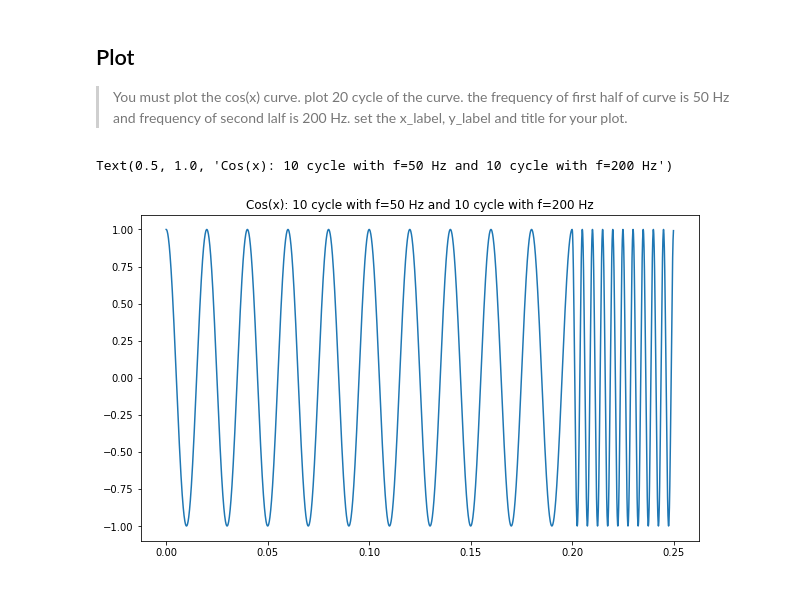
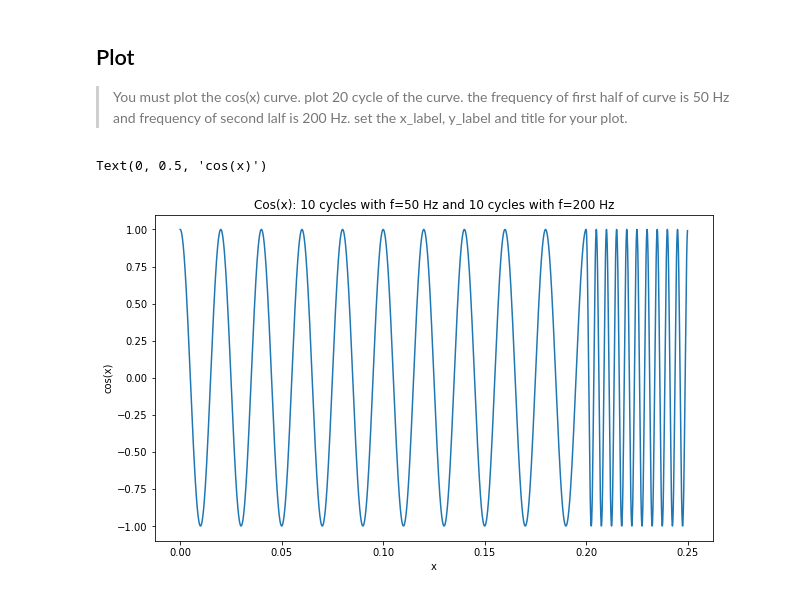
Before and after one commit to navidbagheri7/IML_CHW1, a Jupyter notebook: IML_CWH1_Q2.ipynb, the cells around one changed output. Cells and saved outputs as stored; diff of their text form; code cells hidden in the pictures.

```diff
--- a/IML_CWH1_Q2.ipynb
+++ b/IML_CWH1_Q2.ipynb
@@ -292,17 +293,19 @@ Text(0, 0.5, 'Number of movies')
 # %%
 ### START CODE HERE ###
 x = np.arange(0,10*(1/50)+10*(1/200),0.0001)
 y = []
 for i in range(0,len(x)):
   if x[i]<10*(1/50):
     z = np.cos(2*np.pi*50*x[i])
   else:
     z = np.cos(2*np.pi*200*x[i])
   y.append(z)
 fig, ax = plt.subplots(figsize=(10, 6))
 plt.plot(x,y)
-plt.title('Cos(x): 10 cycle with f=50 Hz and 10 cycle with f=200 Hz')
+plt.title('Cos(x): 10 cycles with f=50 Hz and 10 cycles with f=200 Hz')
+plt.xlabel("x")
+plt.ylabel("cos(x)")
 ### END CODE HERE ###
 # %% [output]
-Text(0.5, 1.0, 'Cos(x): 10 cycle with f=50 Hz and 10 cycle with f=200 Hz')
+Text(0, 0.5, 'cos(x)')
-[figure, old version]
+[figure, new version]
```
Also changed, not shown: parts of 1 cell of this notebook.
